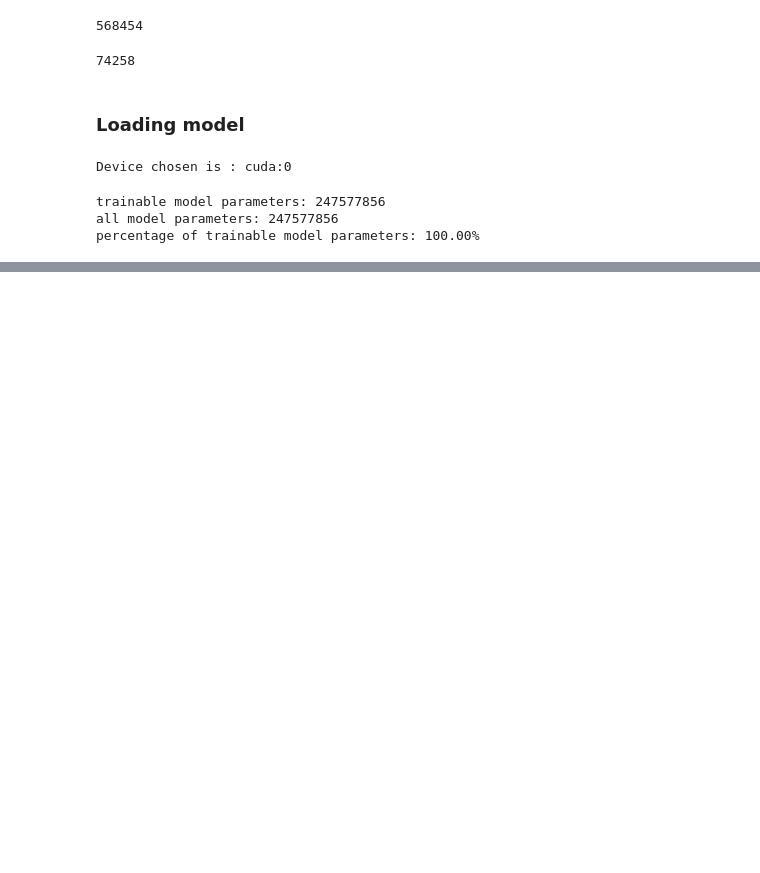
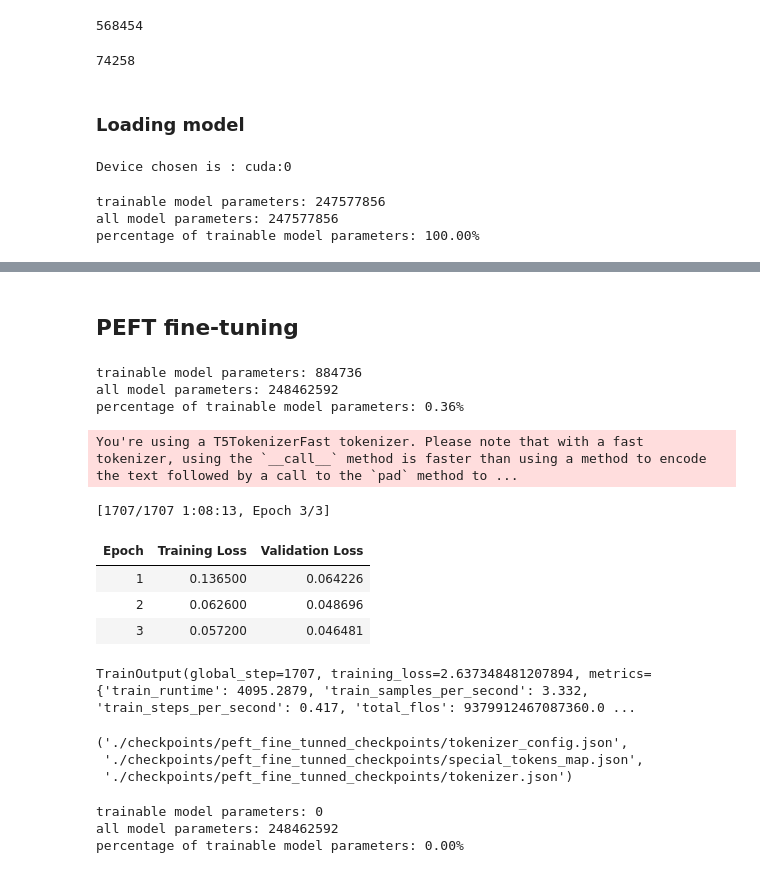
Before and after one commit to navneet1083/llm-usecases, a Jupyter notebook: usecase1/UseCase-1.ipynb, the cells around one changed output, grey strips where cells are left out. Drawn from its saved outputs; the diff is of its cells as text; code cells hidden in the pictures; blank space fills up the shorter version.

```diff
--- a/usecase1/UseCase-1.ipynb
+++ b/usecase1/UseCase-1.ipynb
@@ -210,0 +363,2 @@ Not sure if this was an error or if the vendor intended to represent the product
+# %% [markdown]
+## PEFT fine-tuning
@@ -210,0 +376,60 @@ Not sure if this was an error or if the vendor intended to represent the product
+# %%
+peft_model = get_peft_model(original_model,
+                            lora_config)
+print(print_number_of_trainable_model_parameters(peft_model))
+# %% [output]
+trainable model parameters: 884736
+all model parameters: 248462592
+percentage of trainable model parameters: 0.36%
+# %%
+output_dir = f'./checkpoints/cust-review-summary-training-{str(int(time.time()))}'
+
+peft_training_args = TrainingArguments(
+    output_dir=output_dir,
+    overwrite_output_dir=True,
+    auto_find_batch_size=True,
+    logging_steps=100,
+    warmup_ratio=0.8,
+    eval_steps=100,
+    learning_rate=1e-3, # Higher learning rate than full fine-tuning.
+    num_train_epochs=3,
+#     logging_steps=500,
+#     max_steps=1000,
+    weight_decay=0.01,
+    evaluation_strategy="epoch",
+    save_strategy="epoch",
+    load_best_model_at_end=True,
+#     per_device_train_batch_size=batch_size,
+#     per_device_eval_batch_size=batch_size,
+    lr_scheduler_type='cosine',
+#     metric_for_best_model='map3',
+    report_to='none'
+)
+
+peft_trainer = Trainer(
+    model=peft_model,
+    args=peft_training_args,
+    train_dataset=tokenized_datasets['train'],
+    eval_dataset=tokenized_datasets['valid'],
+    tokenizer=tokenizer,
+#     compute_metrics=compute_metrics_l,
+)
+# %%
+peft_trainer.train()
+# %% [output]
+You're using a T5TokenizerFast tokenizer. Please note that with a fast tokenizer, using the `__call__` method is faster than using a method to encode the text followed by a call to the `pad` method to ...
+[1707/1707 1:08:13, Epoch 3/3]
+| Epoch | Training Loss | Validation Loss |
+| 1 | 0.136500 | 0.064226 |
+| 2 | 0.062600 | 0.048696 |
+| 3 | 0.057200 | 0.046481 |
+TrainOutput(global_step=1707, training_loss=2.637348481207894, metrics={'train_runtime': 4095.2879, 'train_samples_per_second': 3.332, 'train_steps_per_second': 0.417, 'total_flos': 9379912467087360.0 ...
+# %%
+peft_model_path = f'./checkpoints/peft_fine_tunned_checkpoints/'
+# saving models
+peft_trainer.model.save_pretrained(peft_model_path)
+tokenizer.save_pretrained(peft_model_path)
+# %% [output]
+('./checkpoints/peft_fine_tunned_checkpoints/tokenizer_config.json',
+ './checkpoints/peft_fine_tunned_checkpoints/special_tokens_map.json',
+ './checkpoints/peft_fine_tunned_checkpoints/tokenizer.json')
@@ -210,0 +445,6 @@ Not sure if this was an error or if the vendor intended to represent the product
+# %%
+print(print_number_of_trainable_model_parameters(peft_model))
+# %% [output]
+trainable model parameters: 0
+all model parameters: 248462592
+percentage of trainable model parameters: 0.00%
```
Also changed, not shown: parts of 29 cells of this notebook.
